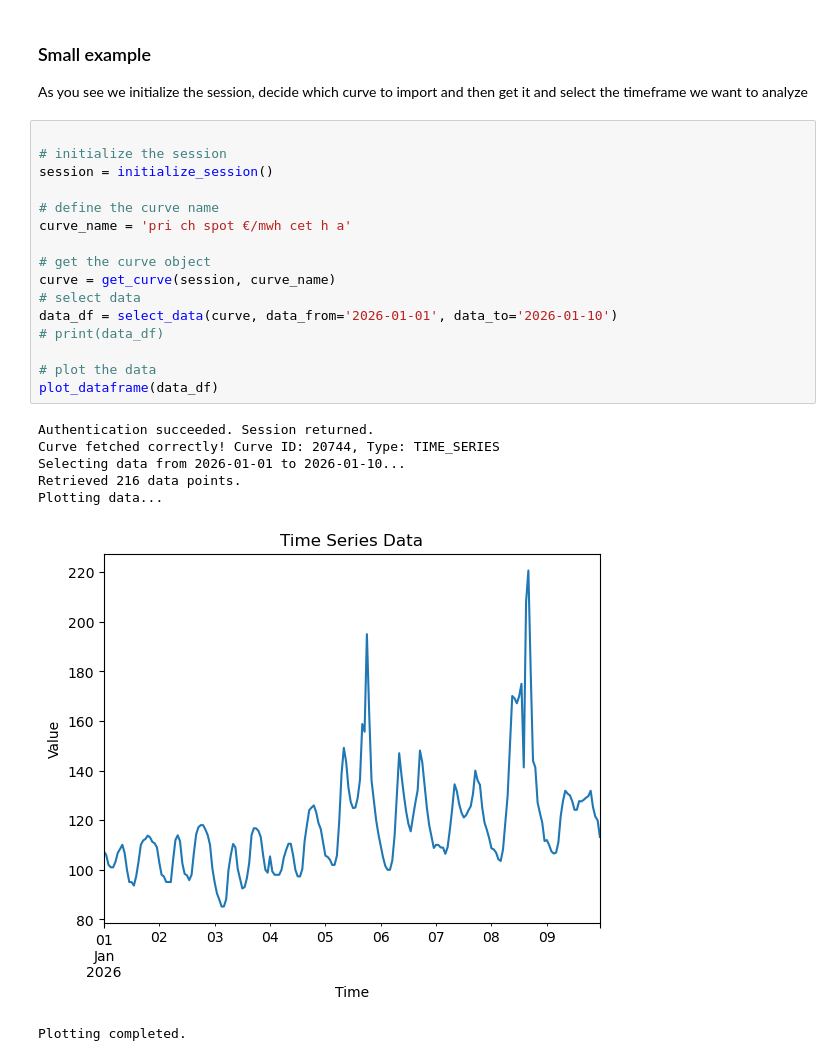
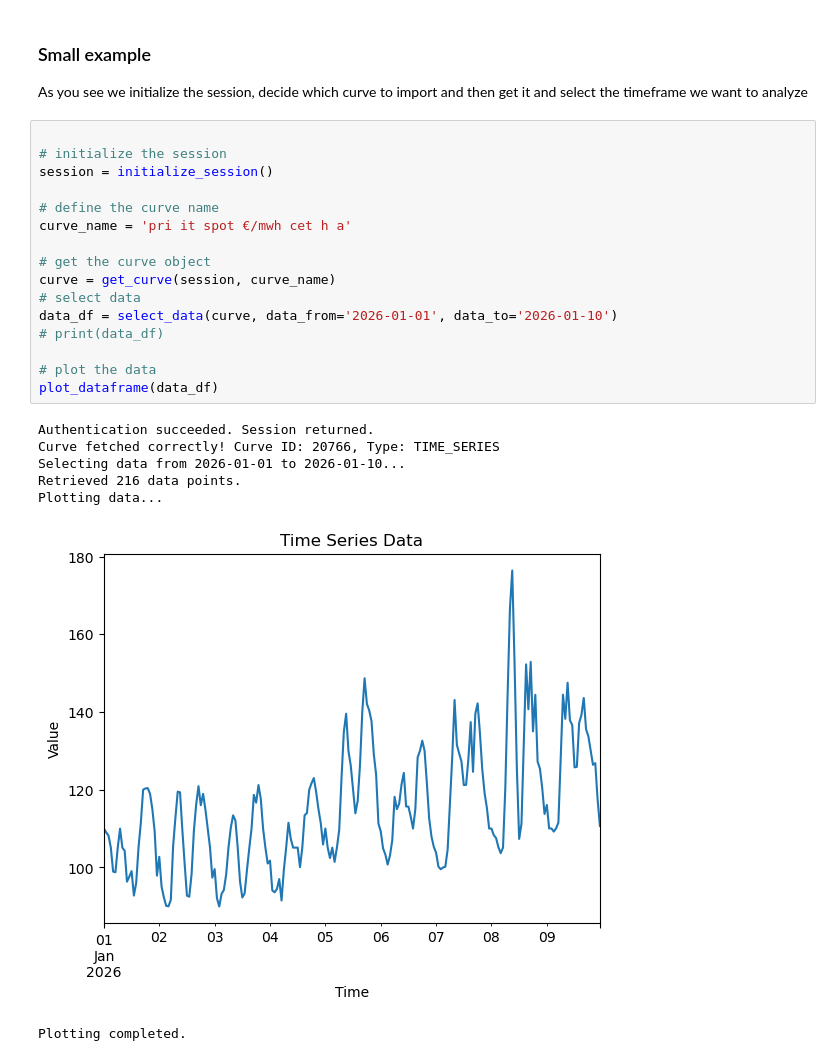
Before and after one commit to xFlappy/davos-jan-26-tacchini, a Jupyter notebook: code/analysis_testing.ipynb, the cells around one changed output. Saved outputs shown, nothing was run; the diff lists cells and outputs as text.

```diff
--- a/code/analysis_testing.ipynb
+++ b/code/analysis_testing.ipynb
@@ -21,24 +21,24 @@ As you see we initialize the session, decide which curve to import and then get
 # %%
 
 # initialize the session
 session = initialize_session()
 
 # define the curve name
-curve_name = 'pri ch spot €/mwh cet h a'
+curve_name = 'pri it spot €/mwh cet h a'
 
 # get the curve object
 curve = get_curve(session, curve_name)
 # select data
 data_df = select_data(curve, data_from='2026-01-01', data_to='2026-01-10')
 # print(data_df)
 
 # plot the data
 plot_dataframe(data_df)
 # %% [output]
 Authentication succeeded. Session returned.
-Curve fetched correctly! Curve ID: 20744, Type: TIME_SERIES
+Curve fetched correctly! Curve ID: 20766, Type: TIME_SERIES
 Selecting data from 2026-01-01 to 2026-01-10...
 Retrieved 216 data points.
 Plotting data...
-[figure, old version]
+[figure, new version]
 Plotting completed.
```
Also changed, not shown: parts of 1 cell of this notebook.
